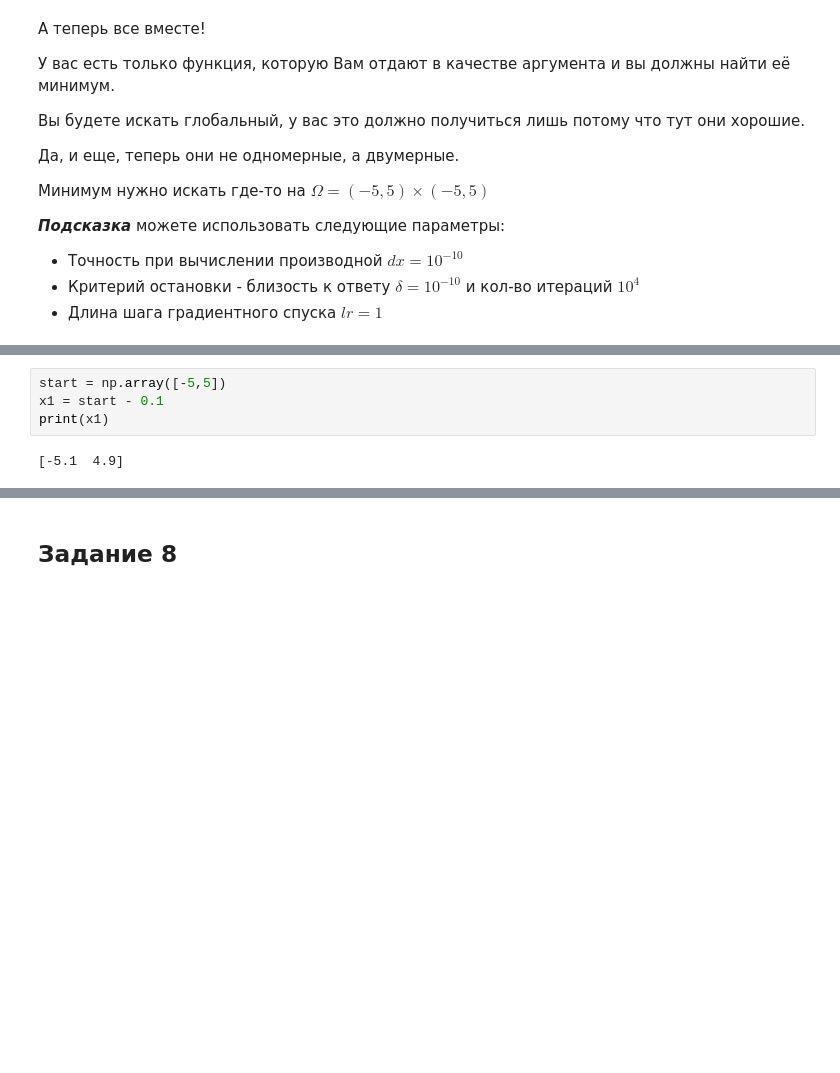
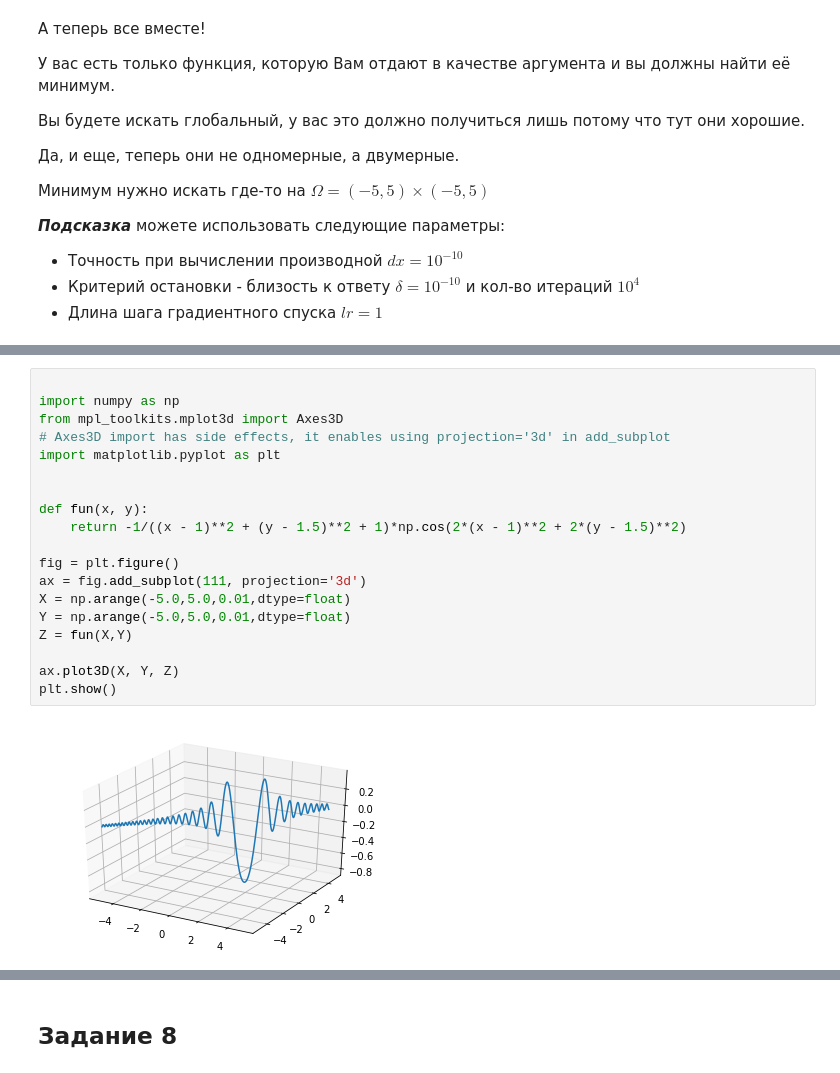
Before and after one commit to AIofHuman/deep_learning_2018-19, a Jupyter notebook: [homework,_base]4_gradient.ipynb, the cells around one changed output, grey strips where cells are left out. Saved outputs shown, nothing was run; the diff lists cells and outputs as text; blank space fills up the shorter version.

```diff
--- a/[homework,_base]4_gradient.ipynb
+++ b/[homework,_base]4_gradient.ipynb
@@ -273,12 +279,27 @@ def grad_descent(func):
         y1 = func(x)
         if abs(y-y1) < 10**(-10): break
     return x
-# %%
-start = np.array([-5,5])
-x1 = start - 0.1
-print(x1)
-# %% [output]
-[-5.1  4.9]
+# %%
+
+import numpy as np
+from mpl_toolkits.mplot3d import Axes3D
+# Axes3D import has side effects, it enables using projection='3d' in add_subplot
+import matplotlib.pyplot as plt
+
+
+def fun(x, y):
+    return -1/((x - 1)**2 + (y - 1.5)**2 + 1)*np.cos(2*(x - 1)**2 + 2*(y - 1.5)**2)
+
+fig = plt.figure()
+ax = fig.add_subplot(111, projection='3d')
+X = np.arange(-5.0,5.0,0.01,dtype=float)
+Y = np.arange(-5.0,5.0,0.01,dtype=float)
+Z = fun(X,Y)
+
+ax.plot3D(X, Y, Z)
+plt.show()
+# %% [output]
+[figure, added]
 # %%
 func = lambda x, y: -1/((x - 1)**2 + (y - 1.5)**2 + 1)*np.cos(2*(x - 1)**2 + 2*(y - 1.5)**2)
 def np_func(v):
```
Also changed, not shown: parts of 2 cells of this notebook.
